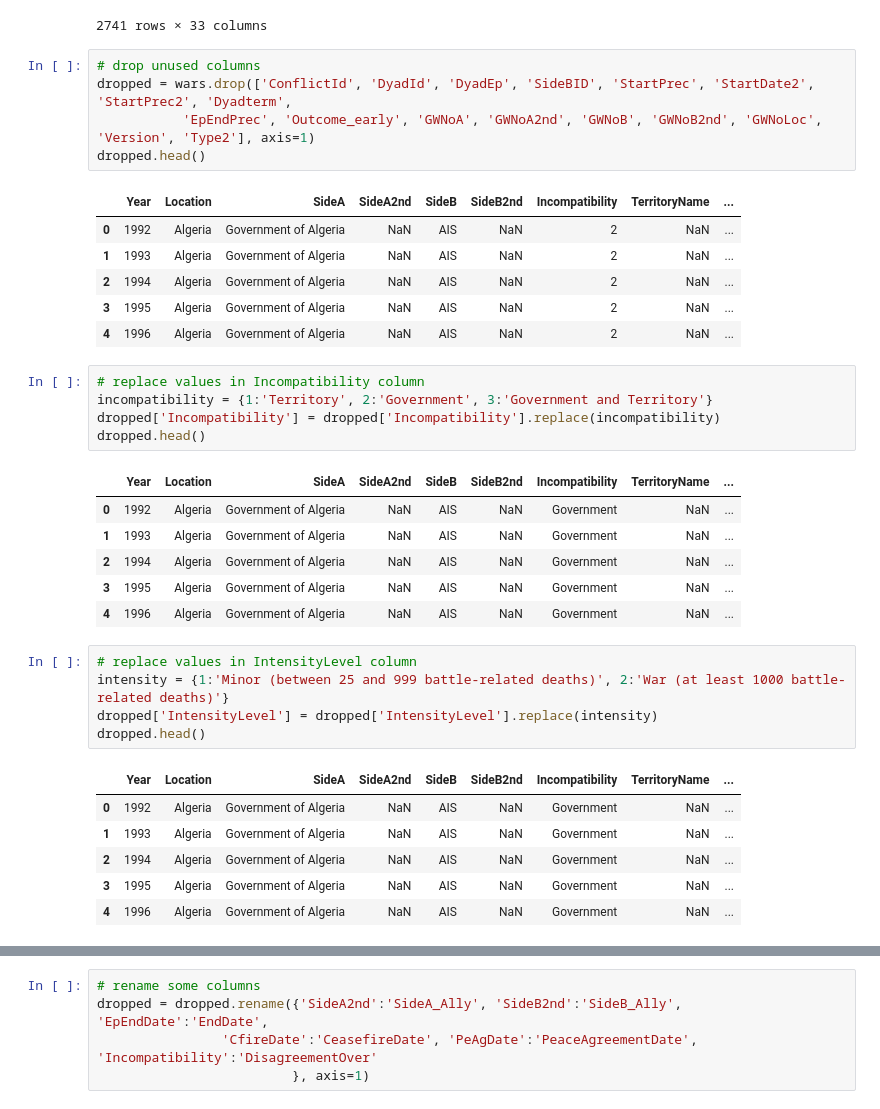
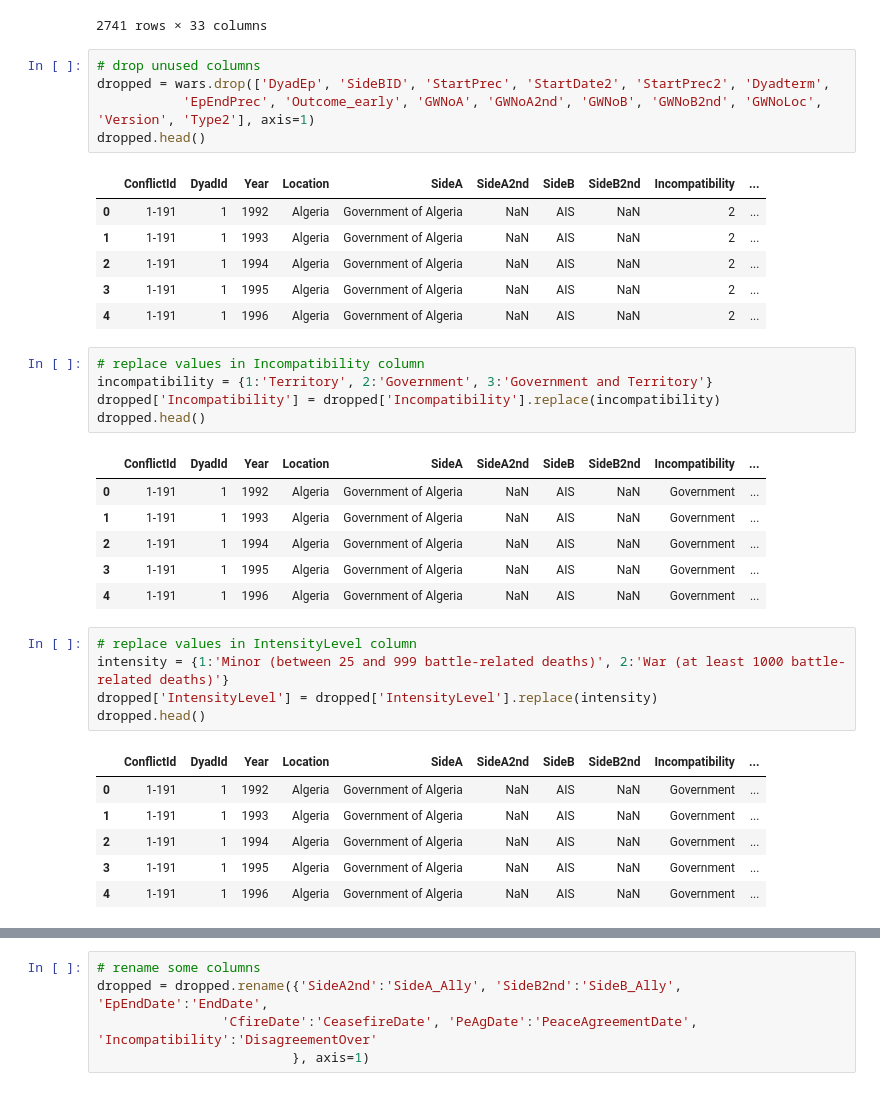
Before and after one commit to ds-modules/POLSCI-5, a Jupyter notebook: Cleaning.ipynb, the cells around one changed output, grey strips where cells are left out. Cells and saved outputs as stored; diff of their text form.

Commit message:
added conflict id and dyad id

```diff
--- a/Cleaning.ipynb
+++ b/Cleaning.ipynb
@@ -25,40 +25,40 @@ wars
 2741 rows × 33 columns
 # %%
 # drop unused columns
-dropped = wars.drop(['ConflictId', 'DyadId', 'DyadEp', 'SideBID', 'StartPrec', 'StartDate2', 'StartPrec2', 'Dyadterm',
+dropped = wars.drop(['DyadEp', 'SideBID', 'StartPrec', 'StartDate2', 'StartPrec2', 'Dyadterm',
            'EpEndPrec', 'Outcome_early', 'GWNoA', 'GWNoA2nd', 'GWNoB', 'GWNoB2nd', 'GWNoLoc', 'Version', 'Type2'], axis=1)
 dropped.head()
 # %% [output]
-|  | Year | Location | SideA | SideA2nd | SideB | SideB2nd | Incompatibility | TerritoryName | ... |
-| 0 | 1992 | Algeria | Government of Algeria | NaN | AIS | NaN | 2 | NaN | ... |
-| 1 | 1993 | Algeria | Government of Algeria | NaN | AIS | NaN | 2 | NaN | ... |
-| 2 | 1994 | Algeria | Government of Algeria | NaN | AIS | NaN | 2 | NaN | ... |
-| 3 | 1995 | Algeria | Government of Algeria | NaN | AIS | NaN | 2 | NaN | ... |
-| 4 | 1996 | Algeria | Government of Algeria | NaN | AIS | NaN | 2 | NaN | ... |
+|  | ConflictId | DyadId | Year | Location | SideA | SideA2nd | SideB | SideB2nd | Incompatibility | ... |
+| 0 | 1-191 | 1 | 1992 | Algeria | Government of Algeria | NaN | AIS | NaN | 2 | ... |
+| 1 | 1-191 | 1 | 1993 | Algeria | Government of Algeria | NaN | AIS | NaN | 2 | ... |
+| 2 | 1-191 | 1 | 1994 | Algeria | Government of Algeria | NaN | AIS | NaN | 2 | ... |
+| 3 | 1-191 | 1 | 1995 | Algeria | Government of Algeria | NaN | AIS | NaN | 2 | ... |
+| 4 | 1-191 | 1 | 1996 | Algeria | Government of Algeria | NaN | AIS | NaN | 2 | ... |
 # %%
 # replace values in Incompatibility column
 incompatibility = {1:'Territory', 2:'Government', 3:'Government and Territory'}
 dropped['Incompatibility'] = dropped['Incompatibility'].replace(incompatibility)
 dropped.head()
 # %% [output]
-|  | Year | Location | SideA | SideA2nd | SideB | SideB2nd | Incompatibility | TerritoryName | ... |
-| 0 | 1992 | Algeria | Government of Algeria | NaN | AIS | NaN | Government | NaN | ... |
-| 1 | 1993 | Algeria | Government of Algeria | NaN | AIS | NaN | Government | NaN | ... |
-| 2 | 1994 | Algeria | Government of Algeria | NaN | AIS | NaN | Government | NaN | ... |
-| 3 | 1995 | Algeria | Government of Algeria | NaN | AIS | NaN | Government | NaN | ... |
-| 4 | 1996 | Algeria | Government of Algeria | NaN | AIS | NaN | Government | NaN | ... |
+|  | ConflictId | DyadId | Year | Location | SideA | SideA2nd | SideB | SideB2nd | Incompatibility | ... |
+| 0 | 1-191 | 1 | 1992 | Algeria | Government of Algeria | NaN | AIS | NaN | Government | ... |
+| 1 | 1-191 | 1 | 1993 | Algeria | Government of Algeria | NaN | AIS | NaN | Government | ... |
+| 2 | 1-191 | 1 | 1994 | Algeria | Government of Algeria | NaN | AIS | NaN | Government | ... |
+| 3 | 1-191 | 1 | 1995 | Algeria | Government of Algeria | NaN | AIS | NaN | Government | ... |
+| 4 | 1-191 | 1 | 1996 | Algeria | Government of Algeria | NaN | AIS | NaN | Government | ... |
 # %%
 # replace values in IntensityLevel column
 intensity = {1:'Minor (between 25 and 999 battle-related deaths)', 2:'War (at least 1000 battle-related deaths)'}
 dropped['IntensityLevel'] = dropped['IntensityLevel'].replace(intensity)
 dropped.head()
 # %% [output]
-|  | Year | Location | SideA | SideA2nd | SideB | SideB2nd | Incompatibility | TerritoryName | ... |
-| 0 | 1992 | Algeria | Government of Algeria | NaN | AIS | NaN | Government | NaN | ... |
-| 1 | 1993 | Algeria | Government of Algeria | NaN | AIS | NaN | Government | NaN | ... |
-| 2 | 1994 | Algeria | Government of Algeria | NaN | AIS | NaN | Government | NaN | ... |
-| 3 | 1995 | Algeria | Government of Algeria | NaN | AIS | NaN | Government | NaN | ... |
-| 4 | 1996 | Algeria | Government of Algeria | NaN | AIS | NaN | Government | NaN | ... |
+|  | ConflictId | DyadId | Year | Location | SideA | SideA2nd | SideB | SideB2nd | Incompatibility | ... |
+| 0 | 1-191 | 1 | 1992 | Algeria | Government of Algeria | NaN | AIS | NaN | Government | ... |
+| 1 | 1-191 | 1 | 1993 | Algeria | Government of Algeria | NaN | AIS | NaN | Government | ... |
+| 2 | 1-191 | 1 | 1994 | Algeria | Government of Algeria | NaN | AIS | NaN | Government | ... |
+| 3 | 1-191 | 1 | 1995 | Algeria | Government of Algeria | NaN | AIS | NaN | Government | ... |
+| 4 | 1-191 | 1 | 1996 | Algeria | Government of Algeria | NaN | AIS | NaN | Government | ... |
 # %%
 # replace values in TypeOfConflict column
 conflict = {1:'Extrasystemic armed conflict', 2:'Interstate armed conflict', 3:'Internal armed conflict',
```
Also changed, not shown: parts of 5 cells of this notebook, 1 other file.
